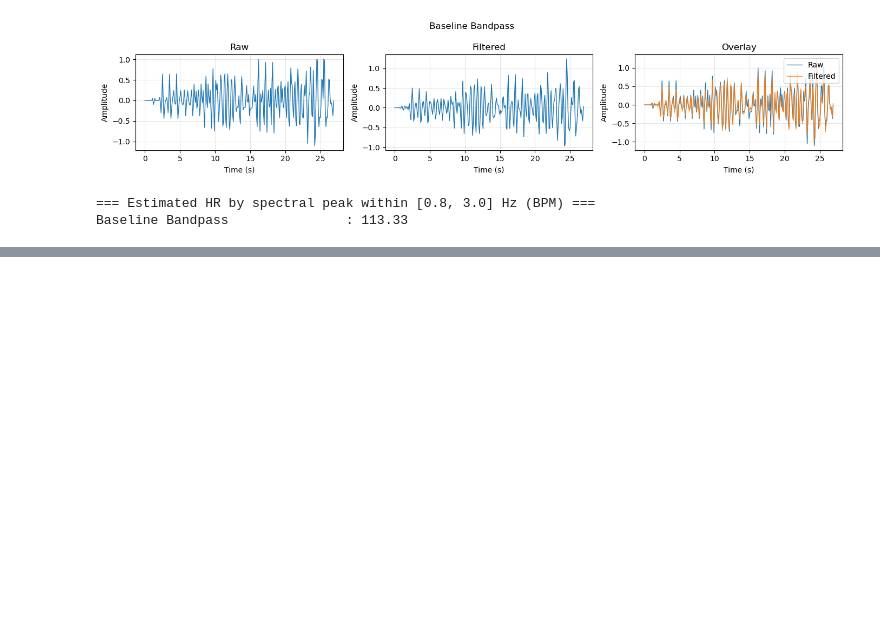
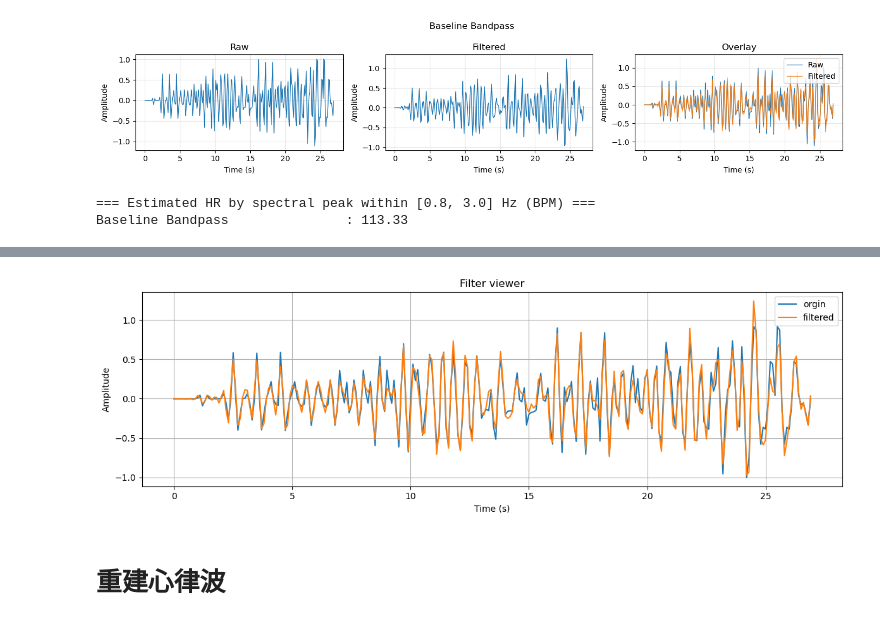
Before and after one commit to seannnnnn1017/radar-heartbeat-detection, a Jupyter notebook: 實驗區/strandard_process.ipynb, the cells around one changed output, grey strips where cells are left out. Cells and saved outputs as stored; diff of their text form; code cells hidden in the pictures; blank space fills up the shorter version.

```diff
--- a/實驗區/strandard_process.ipynb
+++ b/實驗區/strandard_process.ipynb
@@ -714,0 +724,6 @@ Baseline Bandpass               : 113.33
+# %%
+combine_plots(df_mmv_fixed,filter_db,'Filter viewer','orgin','filtered')
+# %% [output]
+[figure, added]
+# %% [markdown]
+# 重建心律波
```
Also changed, not shown: parts of 6 cells of this notebook, 36 other files.
